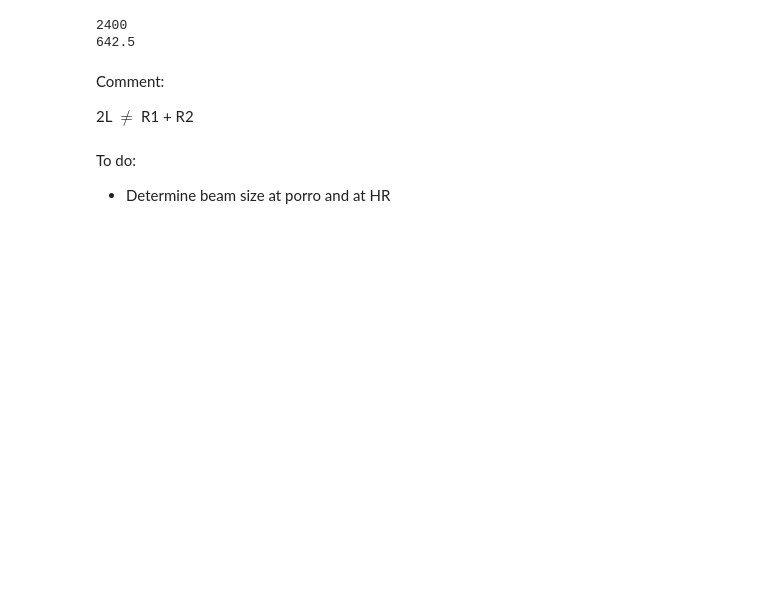
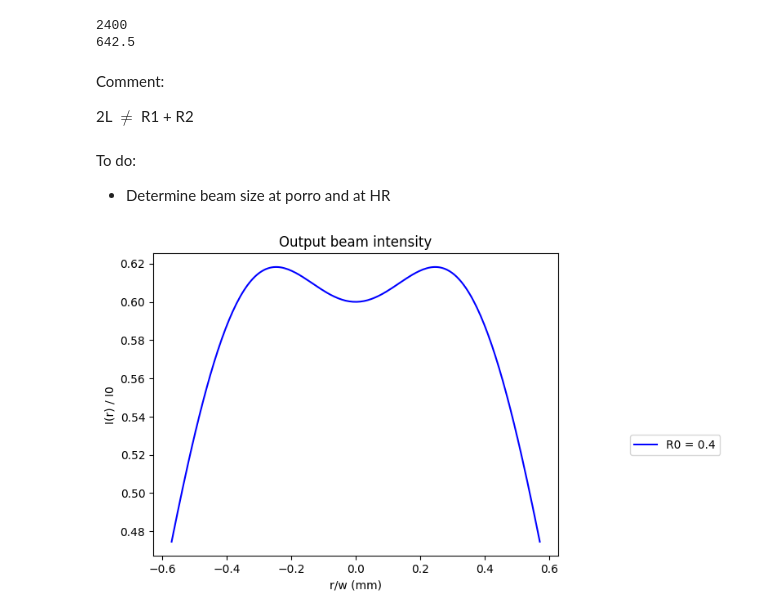
Before and after one commit to hrs9616/Misc.-scripts, a Jupyter notebook: CN+_GRM.ipynb, the cells around one changed output. Cells and saved outputs as stored; diff of their text form; code cells hidden in the pictures; blank space fills up the shorter version.

```diff
--- a/CN+_GRM.ipynb
+++ b/CN+_GRM.ipynb
@@ -39,9 +40,9 @@ R2 = 1000                # millimeters
 # GRM Eqns.
 
 # Bean dia. at HR (need to measure, just a guess for now)
-D0 = 4
-D = 2 * 1.15
+w = 1.75                  # estimated NF beam radius
 
-m = D0 / D
-print(m)
+# Magnification
+m = np.sqrt(1 + (w / wM)**2)
+print("m = ", m)
 # %% [output]
@@ -60,3 +61,19 @@ Comment:
 To do:
 
 - Determine beam size at porro and at HR
+# %%
+# Output intensity
+I0 = 1
+r = np.linspace(-1, 1, 200)
+Iout = (1 - R0 * np.exp(-2*(r/wM)**2))  * I0 * np.exp(-2*(r/w)**2)
+
+#plot beam intensity profile
+plt.xlabel("r/w (mm)")
+plt.ylabel("I(r) / I0")
+#plt.grid()
+plt.plot(r/w, Iout/I0, label='R0 = 0.4', color='blue', linestyle='-')
+plt.title("Output beam intensity")
+plt.legend(bbox_to_anchor=(1.4, 0.4), borderaxespad=0)
+plt.show()
+# %% [output]
+[figure, added]
```
Also changed, not shown: parts of 2 cells of this notebook.
